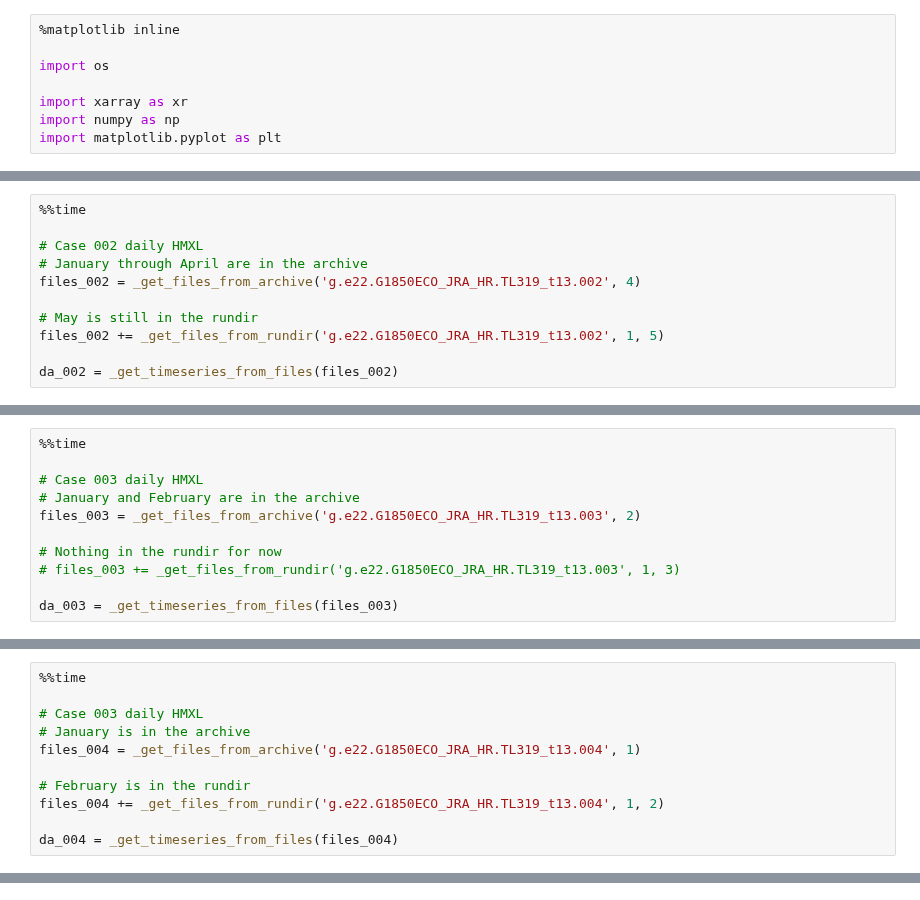
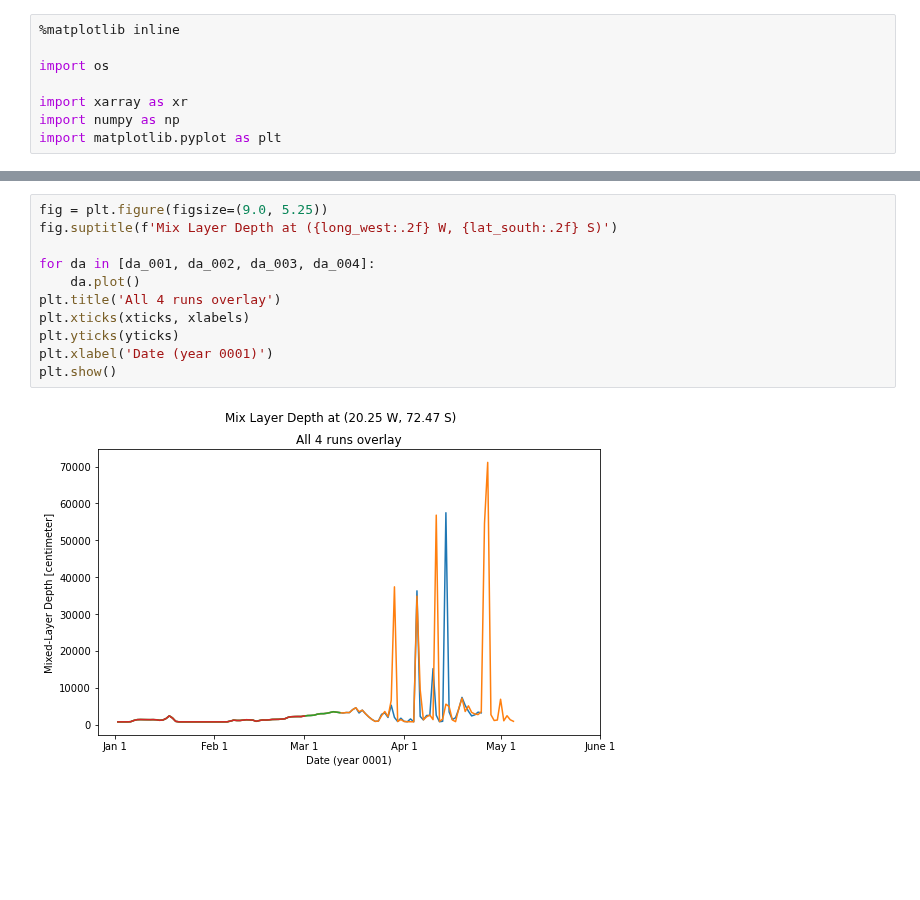
Before and after one commit to mnlevy1981/MARBL-notebooks, a Jupyter notebook: hi-res comparisons.ipynb, the cells around one changed output, grey strips where cells are left out. Drawn from its saved outputs; the diff is of its cells as text; blank space fills up the shorter version.

```diff
--- a/hi-res comparisons.ipynb
+++ b/hi-res comparisons.ipynb
@@ -53,11 +8,0 @@ Wall time: 9.5 s
-# %%
-%%time
-
-# Case 002 daily HMXL
-# January through April are in the archive
-files_002 = _get_files_from_archive('g.e22.G1850ECO_JRA_HR.TL319_t13.002', 4)
-
-# May is still in the rundir
-files_002 += _get_files_from_rundir('g.e22.G1850ECO_JRA_HR.TL319_t13.002', 1, 5)
-
-da_002 = _get_timeseries_from_files(files_002)
@@ -73,11 +8,0 @@ Wall time: 12.9 s
-# %%
-%%time
-
-# Case 003 daily HMXL
-# January and February are in the archive
-files_003 = _get_files_from_archive('g.e22.G1850ECO_JRA_HR.TL319_t13.003', 2)
-
-# Nothing in the rundir for now
-# files_003 += _get_files_from_rundir('g.e22.G1850ECO_JRA_HR.TL319_t13.003', 1, 3)
-
-da_003 = _get_timeseries_from_files(files_003)
@@ -90,11 +8,0 @@ Wall time: 4.25 s
-# %%
-%%time
-
-# Case 003 daily HMXL
-# January is in the archive
-files_004 = _get_files_from_archive('g.e22.G1850ECO_JRA_HR.TL319_t13.004', 1)
-
-# February is in the rundir
-files_004 += _get_files_from_rundir('g.e22.G1850ECO_JRA_HR.TL319_t13.004', 1, 2)
-
-da_004 = _get_timeseries_from_files(files_004)
@@ -149,0 +123,13 @@ plt.show()
+# %%
+fig = plt.figure(figsize=(9.0, 5.25))
+fig.suptitle(f'Mix Layer Depth at ({long_west:.2f} W, {lat_south:.2f} S)')
+
+for da in [da_001, da_002, da_003, da_004]:
+    da.plot()
+plt.title('All 4 runs overlay')
+plt.xticks(xticks, xlabels)
+plt.yticks(yticks)
+plt.xlabel('Date (year 0001)')
+plt.show()
+# %% [output]
+[figure, added]
```
Also changed, not shown: parts of 8 cells of this notebook.
